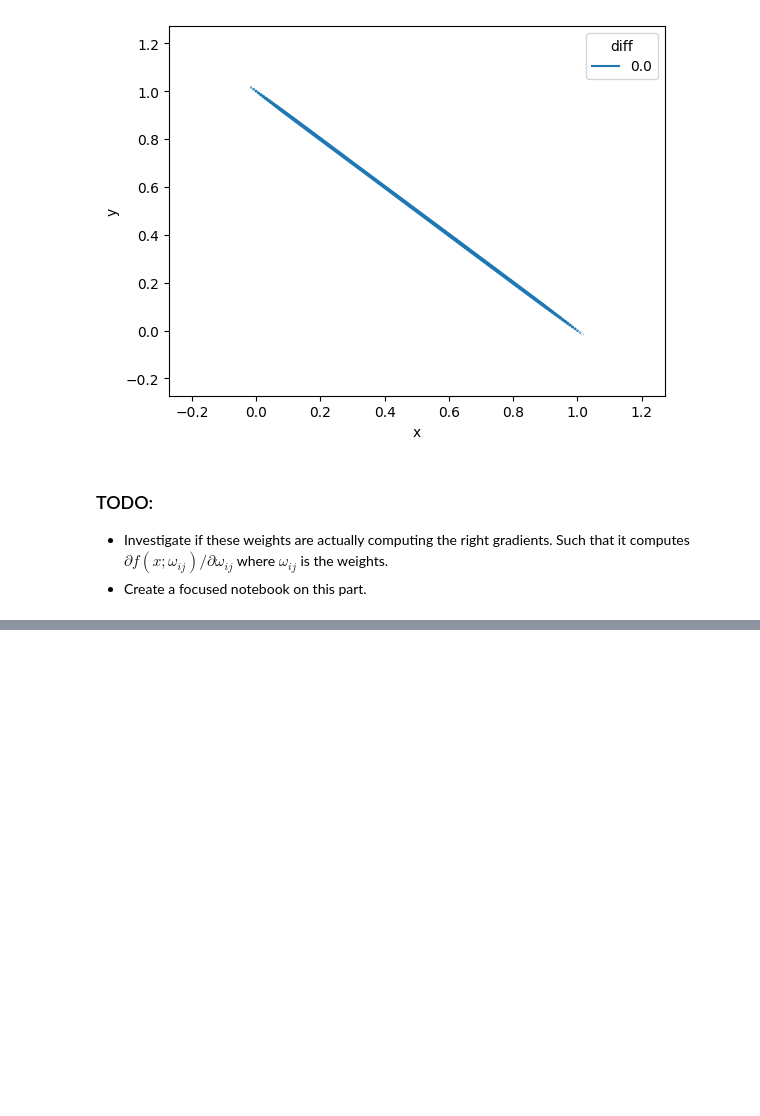
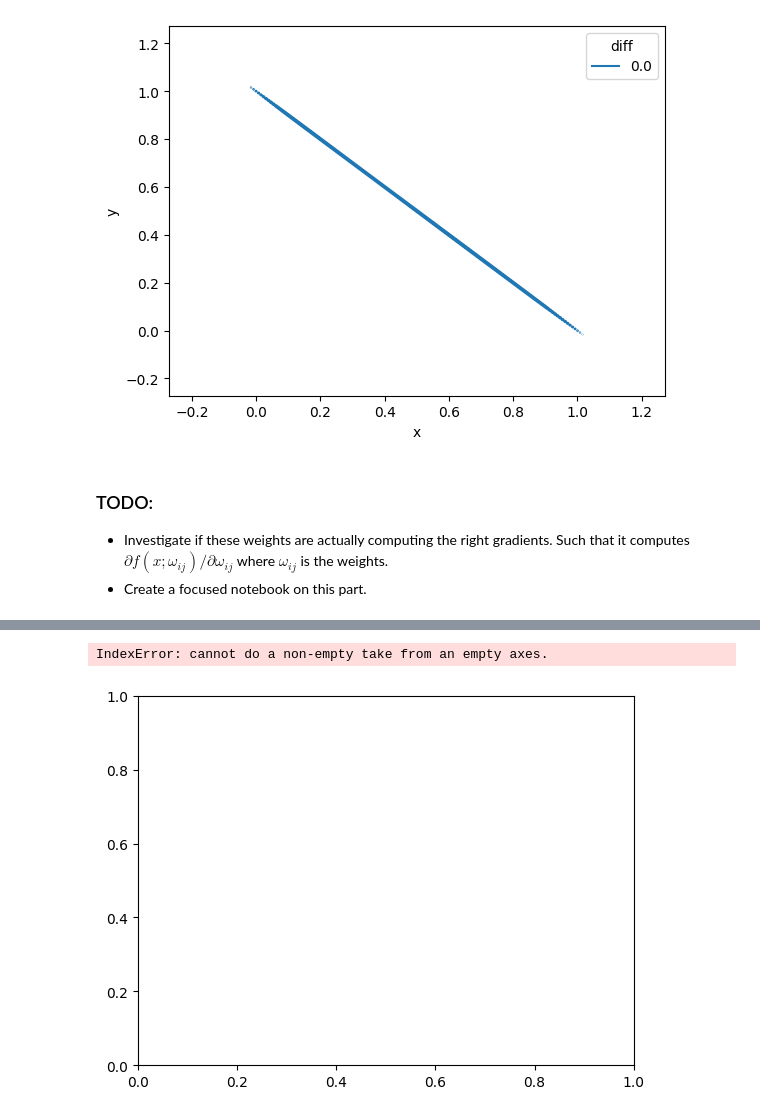
Before and after one commit to jumzzz/understanding-dl, a Jupyter notebook: ch-03/02-observe-regions.ipynb, the cells around one changed output, grey strips where cells are left out. Saved outputs shown, nothing was run; the diff lists cells and outputs as text; code cells hidden in the pictures; blank space fills up the shorter version.

```diff
--- a/ch-03/02-observe-regions.ipynb
+++ b/ch-03/02-observe-regions.ipynb
@@ -75,7 +75,7 @@ def predict(params, X):
     final_b = params[-1][1]
 
     logits = activations @ final_w + final_b
-    return jnp.nn.sigmoid(logits)
+    return jax.nn.sigmoid(logits)
 
 @jit
 def loss_func(params, X_train, y_train):
@@ -89,9 +89,7 @@ def loss_func(params, X_train, y_train):
 def generate_data(num_sample):
   key =  jax.random.PRNGKey(0)
   key, subkey = jax.random.split(key)
-  x0_input = jax.random.uniform(subkey, shape=(num_sample,1), dtype=jnp.float32)
-  x1_input = 1.0 - x0_input
-  x_input = jnp.column_stack([x0_input, x1_input])
+  x_input = jax.random.uniform(subkey, shape=(num_sample,2), dtype=jnp.float32)
   y_target = jnp.sqrt(jnp.sum(x_input ** 2, axis=1).reshape(-1,1))
   return x_input, y_target
 
@@ -114,11 +112,16 @@ def train_network(params, num_sample, num_epochs, step_size, step_display, curre
 
 def plot_contour(params, X, y_target):
   y_pred = predict(params, X)
-  y_diff = ( y_pred - y_target ) ** 2
-
+  y_diff = jnp.abs(y_pred - y_target)
+  # print(y_diff)
   df = pd.DataFrame(jnp.column_stack([X, y_diff]), columns=['x', 'y', 'diff'])
+  # df = df.dropna()
+  # return df
+  # print(df)
+  # sns.kdeplot(df, x='x', y='y')
   sns.kdeplot(df, x='x', y='y', cmap='reds', hue='diff')
-  plt.show()
+  return df
+  # plt.show()
 
 # key = jax.random.PRNGKey(0)
 # key, subkey = jax.random.split(key)
@@ -146,4 +149,5 @@ key =  jax.random.PRNGKey(0)
 params = init_network_params(input_sizes, output_sizes)
 params, current_round = train_network(params, num_sample, num_epochs, step_size, step_display, current_round)
 X_test, y_test = generate_data(256)
+plot_contour(params, X_test, y_test)
 # %% [output]
@@ -154,0 +159,2 @@ X_test, y_test = generate_data(256)
+IndexError: cannot do a non-empty take from an empty axes.
+[figure, added]
```
Also changed, not shown: parts of 1 cell of this notebook.
